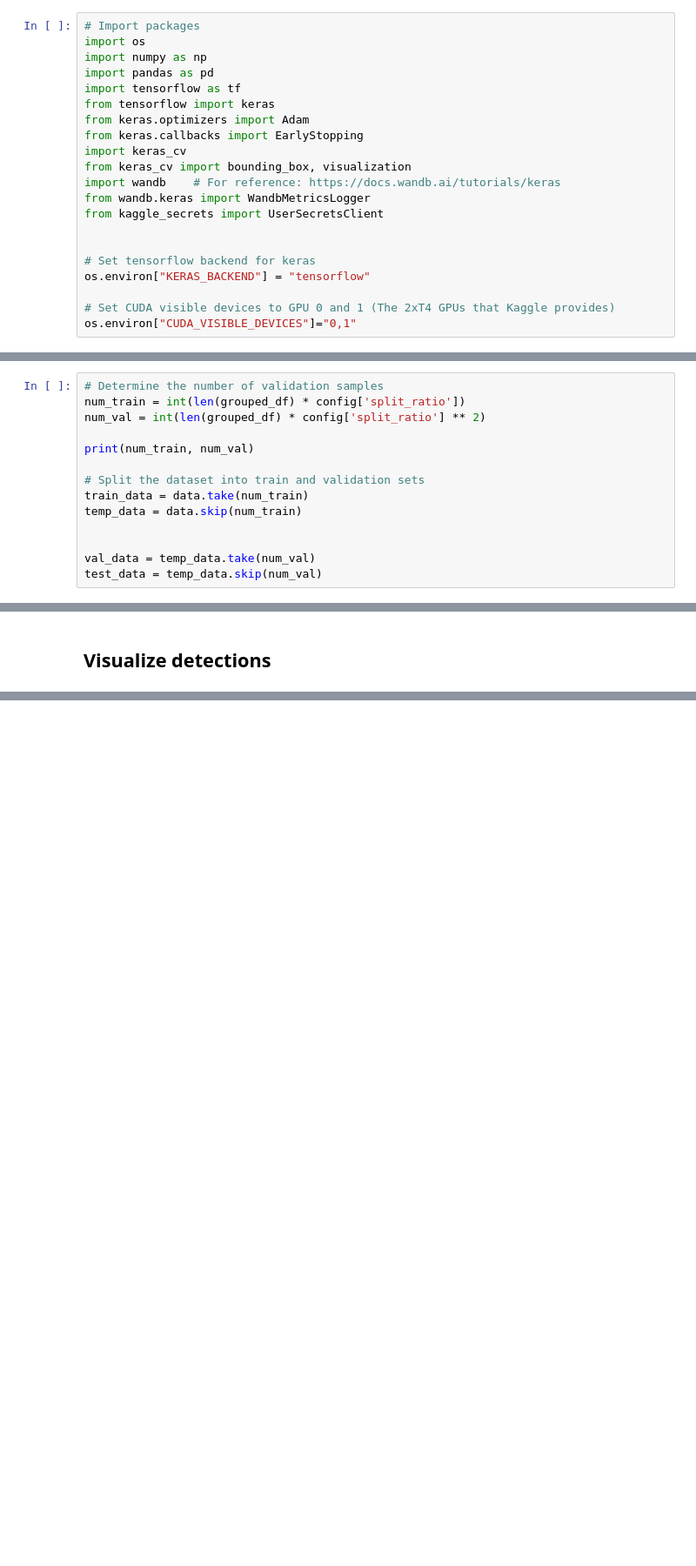
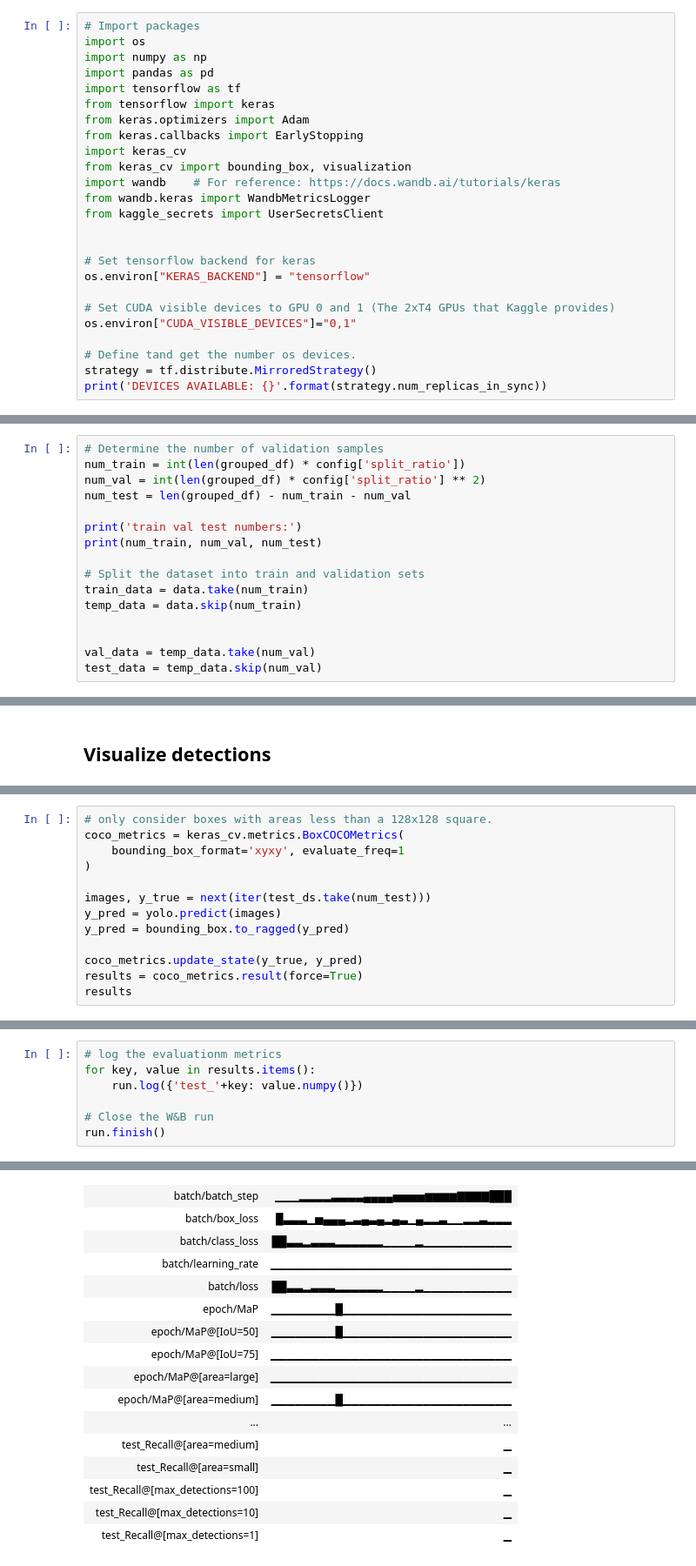
Before and after one commit to emmermarcell/AI-in-Data-Science-Data-Challenge, a Jupyter notebook: traffic-sign-recognition-with-kerascv.ipynb, the cells around one changed output, grey strips where cells are left out. Shown at 87% size. Cells and saved outputs as stored; diff of their text form; blank space fills up the shorter version.

```diff
--- a/traffic-sign-recognition-with-kerascv.ipynb
+++ b/traffic-sign-recognition-with-kerascv.ipynb
@@ -85,5 +85,9 @@ os.environ["KERAS_BACKEND"] = "tensorflow"
 
 # Set CUDA visible devices to GPU 0 and 1 (The 2xT4 GPUs that Kaggle provides)
 os.environ["CUDA_VISIBLE_DEVICES"]="0,1"
+
+# Define tand get the number os devices.
+strategy = tf.distribute.MirroredStrategy()
+print('DEVICES AVAILABLE: {}'.format(strategy.num_replicas_in_sync))
 # %% [output]
 Using TensorFlow backend
@@ -283,8 +291,10 @@ data = tf.data.Dataset.from_tensor_slices((image_paths, classes, bbox))
 # Determine the number of validation samples
 num_train = int(len(grouped_df) * config['split_ratio'])
 num_val = int(len(grouped_df) * config['split_ratio'] ** 2)
+num_test = len(grouped_df) - num_train - num_val
 
-print(num_train, num_val)
+print('train val test numbers:')
+print(num_train, num_val, num_test)
 
 # Split the dataset into train and validation sets
 train_data = data.take(num_train)
@@ -560,0 +585,13 @@ visualize_detections(yolo, dataset=test_ds, bounding_box_format="xyxy")
+# %%
+# only consider boxes with areas less than a 128x128 square.
+coco_metrics = keras_cv.metrics.BoxCOCOMetrics(
+    bounding_box_format='xyxy', evaluate_freq=1
+)
+
+images, y_true = next(iter(test_ds.take(num_test)))
+y_pred = yolo.predict(images)
+y_pred = bounding_box.to_ragged(y_pred)
+
+coco_metrics.update_state(y_true, y_pred)
+results = coco_metrics.result(force=True)
+results
@@ -560,0 +616,8 @@ visualize_detections(yolo, dataset=test_ds, bounding_box_format="xyxy")
+# %%
+# log the evaluationm metrics
+for key, value in results.items():
+    run.log({'test_'+key: value.numpy()})
+
+# Close the W&B run
+run.finish()
+# %% [output]
@@ -560,0 +625,16 @@ visualize_detections(yolo, dataset=test_ds, bounding_box_format="xyxy")
+| batch/batch_step | ▁▁▁▂▂▂▂▃▃▃▃▄▄▄▄▅▅▅▅▆▆▆▆▇▇▇▇███ |
+| batch/box_loss | █▃▃▃▁▅▄▄▄▂▃▄▃▄▂▄▃▁▄▂▂▃▁▁▂▂▃▂▂▂ |
+| batch/class_loss | ██▃▃▂▃▃▃▂▂▂▂▂▂▁▁▁▁▂▁▁▁▁▁▁▁▁▁▁▁ |
+| batch/learning_rate | ▁▁▁▁▁▁▁▁▁▁▁▁▁▁▁▁▁▁▁▁▁▁▁▁▁▁▁▁▁▁ |
+| batch/loss | ██▃▃▂▃▃▃▂▂▂▂▂▂▁▁▁▁▂▁▁▁▁▁▁▁▁▁▁▁ |
+| epoch/MaP | ▁▁▁▁▁▁▁▁█▁▁▁▁▁▁▁▁▁▁▁▁▁▁▁▁▁▁▁▁▁ |
+| epoch/MaP@[IoU=50] | ▁▁▁▁▁▁▁▁█▁▁▁▁▁▁▁▁▁▁▁▁▁▁▁▁▁▁▁▁▁ |
+| epoch/MaP@[IoU=75] | ▁▁▁▁▁▁▁▁▁▁▁▁▁▁▁▁▁▁▁▁▁▁▁▁▁▁▁▁▁▁ |
+| epoch/MaP@[area=large] | ▁▁▁▁▁▁▁▁▁▁▁▁▁▁▁▁▁▁▁▁▁▁▁▁▁▁▁▁▁▁ |
+| epoch/MaP@[area=medium] | ▁▁▁▁▁▁▁▁█▁▁▁▁▁▁▁▁▁▁▁▁▁▁▁▁▁▁▁▁▁ |
+| ... | ... |
+| test_Recall@[area=medium] | ▁ |
+| test_Recall@[area=small] | ▁ |
+| test_Recall@[max_detections=100] | ▁ |
+| test_Recall@[max_detections=10] | ▁ |
+| test_Recall@[max_detections=1] | ▁ |
```
Also changed, not shown: parts of 12 cells of this notebook.
